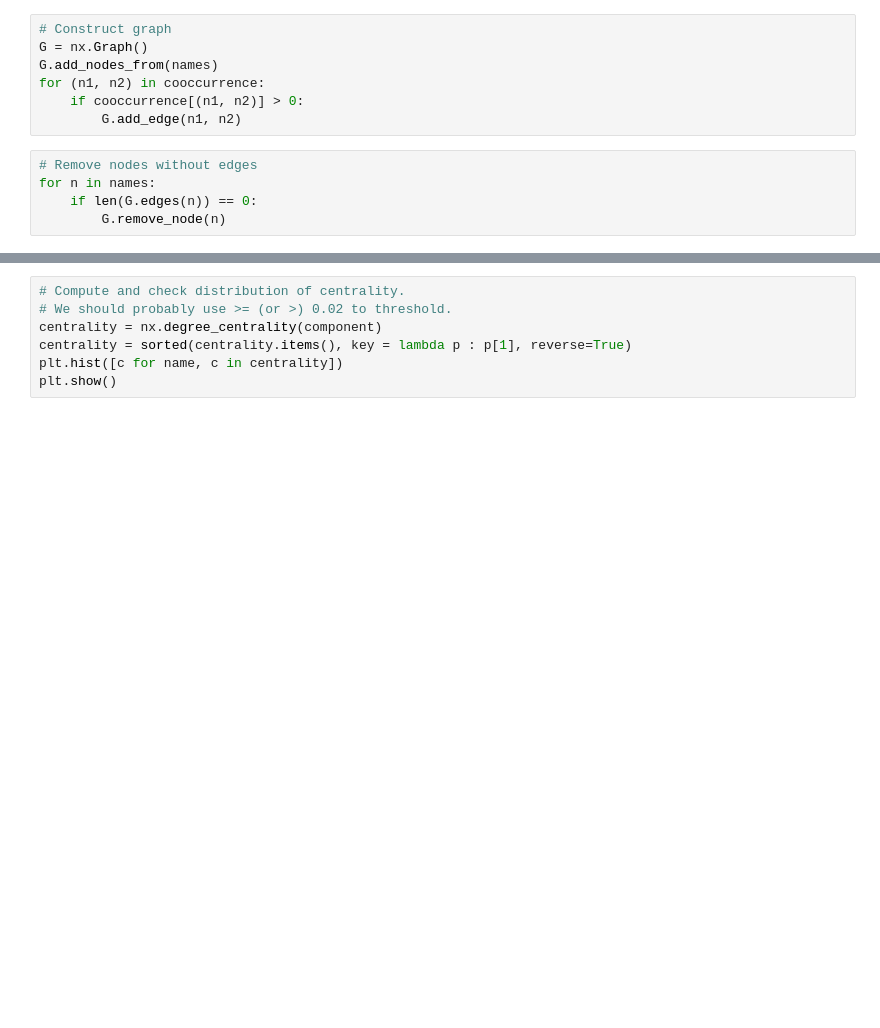
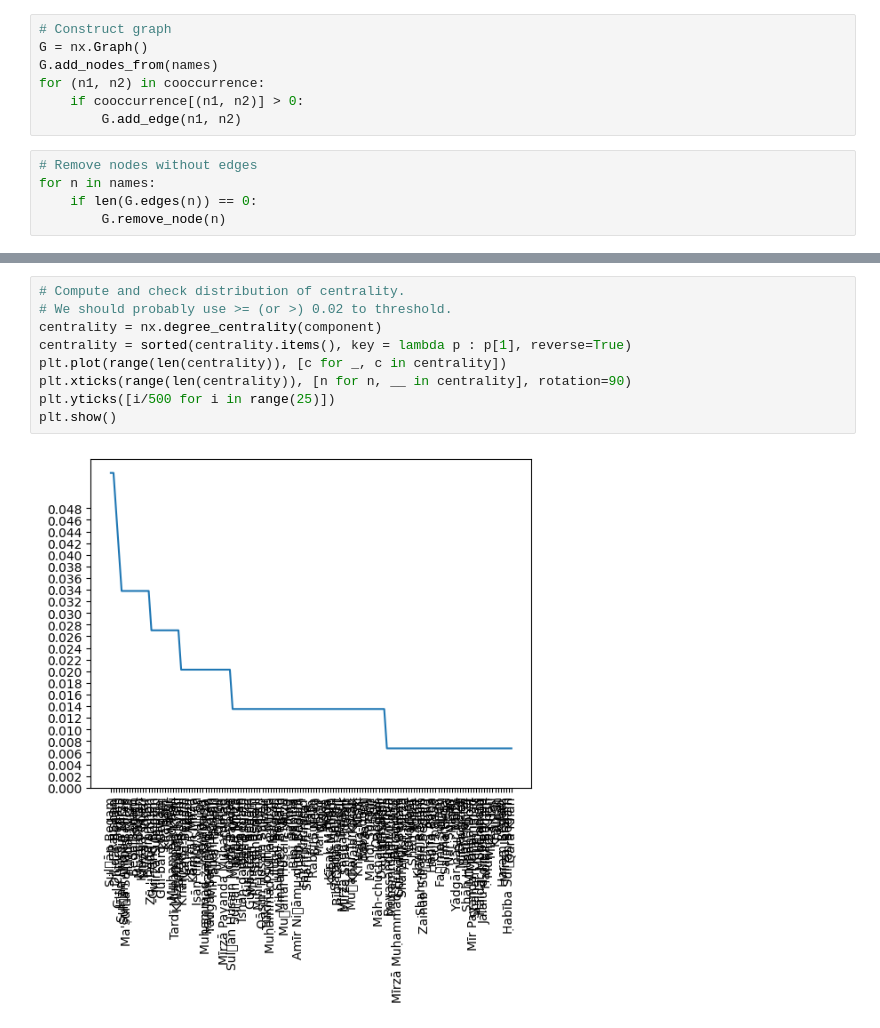
Before and after one commit to Abhinav271828/cna-mughal-history, a Jupyter notebook: cooccurrence.ipynb, the cells around one changed output, grey strips where cells are left out. Saved outputs shown, nothing was run; the diff lists cells and outputs as text; blank space fills up the shorter version.

Commit message:
Some centrality analysis

```diff
--- a/cooccurrence.ipynb
+++ b/cooccurrence.ipynb
@@ -141,7 +141,11 @@ NetworkXException: G is not planar.
 # %%
 # Compute and check distribution of centrality.
 # We should probably use >= (or >) 0.02 to threshold.
 centrality = nx.degree_centrality(component)
 centrality = sorted(centrality.items(), key = lambda p : p[1], reverse=True)
-plt.hist([c for name, c in centrality])
+plt.plot(range(len(centrality)), [c for _, c in centrality])
+plt.xticks(range(len(centrality)), [n for n, __ in centrality], rotation=90)
+plt.yticks([i/500 for i in range(25)])
 plt.show()
+# %% [output]
+[figure, added]
```
Also changed, not shown: parts of 4 cells of this notebook.
